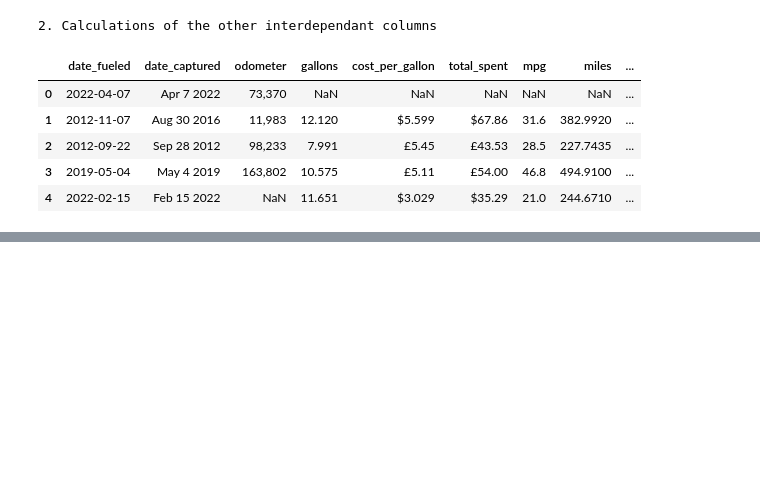
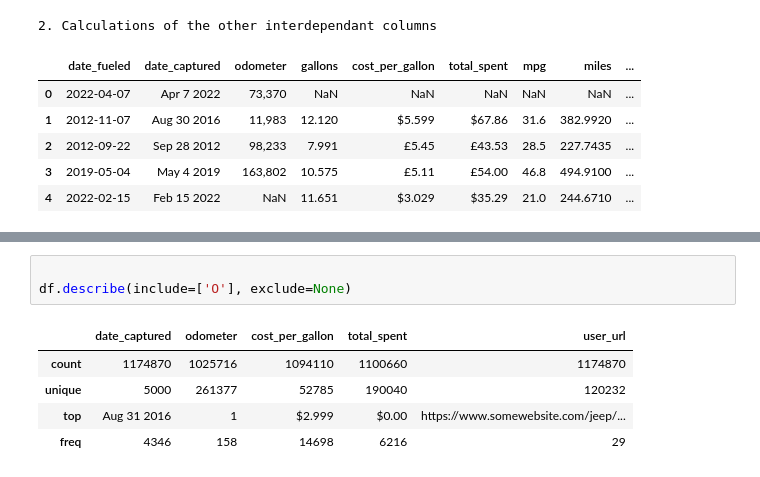
Before and after one commit to IDVE-PROJECT-01/Assignment-1, a Jupyter notebook: Question1.ipynb, the cells around one changed output, grey strips where cells are left out. Cells and saved outputs as stored; diff of their text form; blank space fills up the shorter version.

```diff
--- a/Question1.ipynb
+++ b/Question1.ipynb
@@ -153,0 +171,9 @@ sns.displot(df, x="miles", y ='gallons')
+# %%
+
+df.describe(include=['O'], exclude=None)
+# %% [output]
+|  | date_captured | odometer | cost_per_gallon | total_spent | user_url |
+| count | 1174870 | 1025716 | 1094110 | 1100660 | 1174870 |
+| unique | 5000 | 261377 | 52785 | 190040 | 120232 |
+| top | Aug 31 2016 | 1 | $2.999 | $0.00 | https://www.somewebsite.com/jeep/... |
+| freq | 4346 | 158 | 14698 | 6216 | 29 |
```
Also changed, not shown: parts of 2 cells of this notebook.
